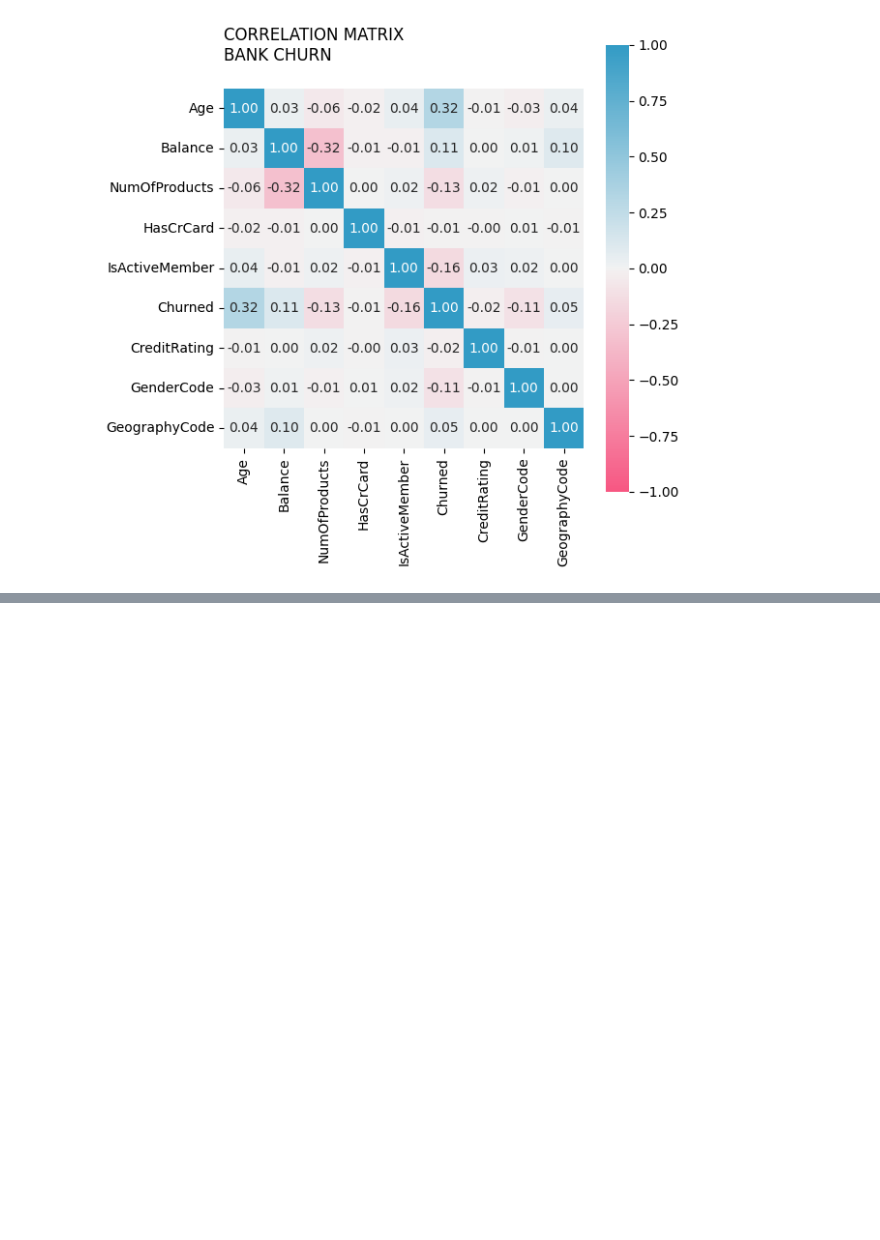
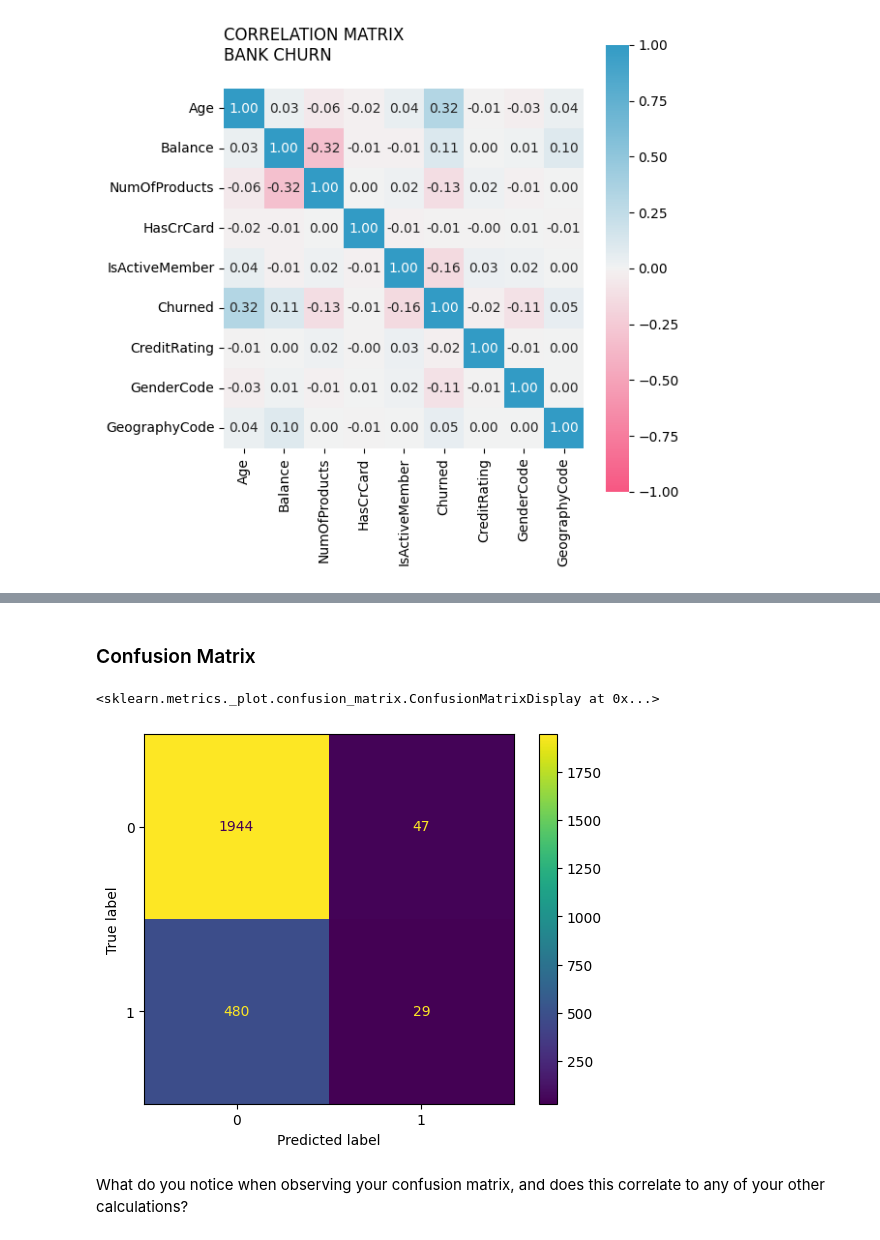
Before and after one commit to aprilhong/bankchurn, a Jupyter notebook: bank_churn_notebook.ipynb, the cells around one changed output, grey strips where cells are left out. Drawn from its saved outputs; the diff is of its cells as text; code cells hidden in the pictures; blank space fills up the shorter version.

```diff
--- a/bank_churn_notebook.ipynb
+++ b/bank_churn_notebook.ipynb
@@ -933,7 +933,7 @@ df_code.head()
 # %% [markdown]
 **Drop redundant columns**
 # %%
-df_model = df_code.drop(['Geography','Gender','AgeBins','CreditScore','EstimatedSalary','Tenure'],axis=1)
+df_code = df_code.drop(['Geography','Gender','AgeBins','CreditScore','EstimatedSalary','Tenure'],axis=1)
 # %% [markdown]
 **Heatmap**
 # %%
@@ -982,0 +988,3 @@ most likely drop
+# %%
+df_model = df_code.drop(['CreditRating','HasCrCard',],axis=1)
+df_model.head()
@@ -982,0 +1011,10 @@ most likely drop
+# %%
+# Define the y (target) variable
+y = df_model['Churned']
+
+# Define the X (predictor) variables
+X = df_model.copy()
+X = X.drop('Churned', axis=1)
+
+# Split into train and test sets
+X_train, X_test, y_train, y_test = train_test_split(X, y, test_size=0.25, stratify=y, random_state=42)
@@ -982,0 +1054,9 @@ most likely drop
+# %%
+# Assign `nb` to be the appropriate implementation of Naive Bayes.
+gnb = GaussianNB()
+
+# Fit the model on your training data.
+gnb.fit(X_train, y_train)
+
+# Apply your model to predict on your test data.
+y_preds = gnb.predict(X_test)
@@ -982,0 +1083,16 @@ most likely drop
+# %% [markdown]
+### Confusion Matrix
+# %%
+# Construct the confusion matrix for your predicted and test values.
+cm = metrics.confusion_matrix(y_test, y_preds)
+
+# Create the display for your confusion matrix.
+disp = metrics.ConfusionMatrixDisplay(confusion_matrix=cm, display_labels=gnb.classes_)
+
+# Plot the visual in-line.
+disp.plot()
+# %% [output]
+<sklearn.metrics._plot.confusion_matrix.ConfusionMatrixDisplay at 0x...>
+[figure, added]
+# %% [markdown]
+What do you notice when observing your confusion matrix, and does this correlate to any of your other calculations?
```
Also changed, not shown: parts of 93 cells of this notebook.
